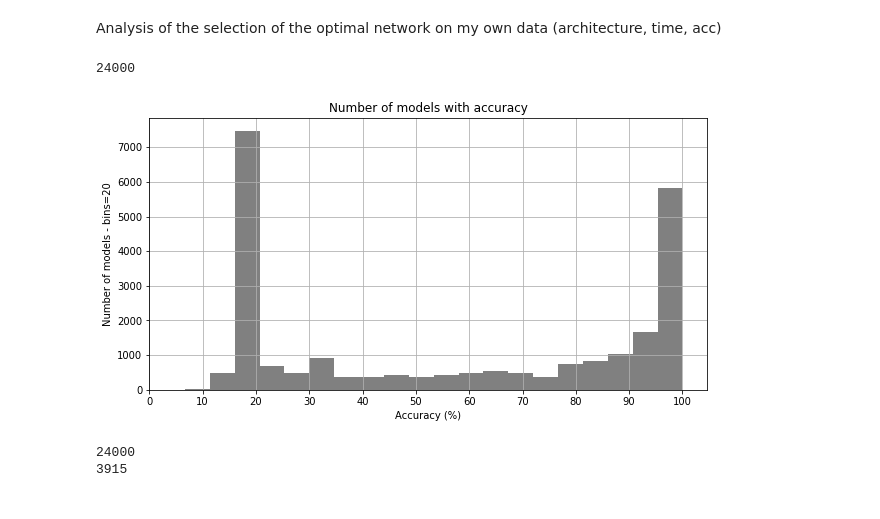
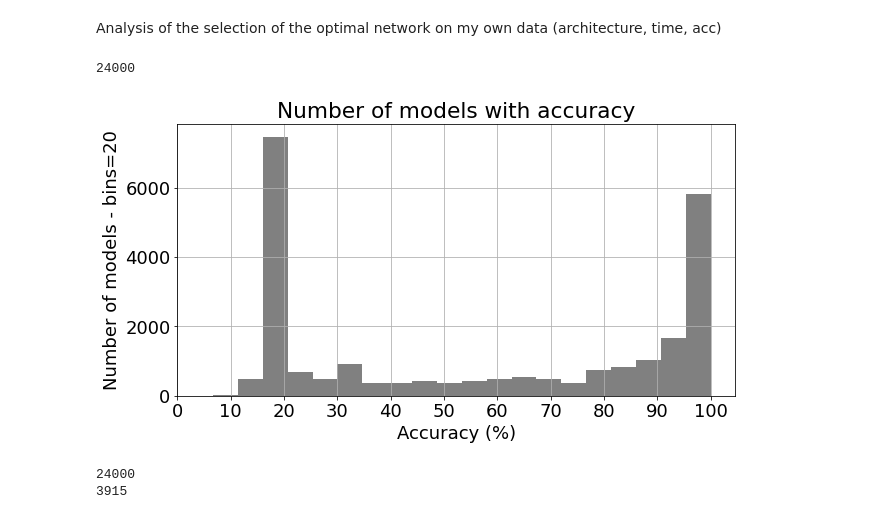
Before and after one commit to Jivl00/KKY_BP, a Jupyter notebook: egs/intents/Intent Classification (text)/experiments/pytorch_optimal.ipynb, the cells around one changed output. Drawn from its saved outputs; the diff is of its cells as text; code cells hidden in the pictures.

```diff
--- a/egs/intents/Intent Classification (text)/experiments/pytorch_optimal.ipynb
+++ b/egs/intents/Intent Classification (text)/experiments/pytorch_optimal.ipynb
@@ -3,25 +3,27 @@ Analysis of the selection of the optimal network on my own data (architecture, t
 # %%
 # Initial 24 000 models - details viz exp.py
 
 import json
 import matplotlib.pyplot as plt
 
 # plot histogram of accuracy
 with open('temp/experiments.json', 'r', encoding='utf-8') as f:
     data = json.load(f)
     print(len(data))
     acc = [data[key]['accuracy']*100 for key in data]
     plt.figure(figsize=(10, 5))
+    plt.rcParams.update({'font.size': 18})
     plt.hist(acc, bins=20, color='gray')
     plt.xticks(range(0, 101, 10))
     plt.title('Number of models with accuracy')
     plt.xlabel('Accuracy (%)')
     plt.ylabel('Number of models - bins=20')
     plt.grid()
+    plt.savefig('small_pytorch_optlimal1.pdf')
     plt.show()
 # %% [output]
 24000
-[figure, old version]
+[figure, new version]
 # %%
 # Selection of the best models
 
```
Also changed, not shown: parts of 2 cells of this notebook, 49 other files.
